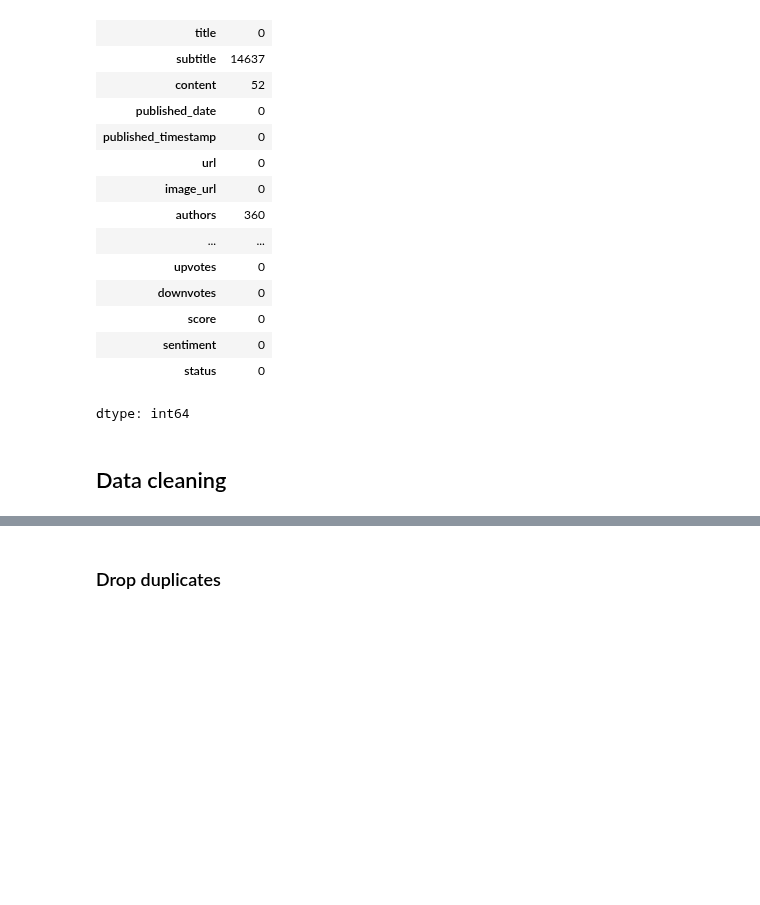
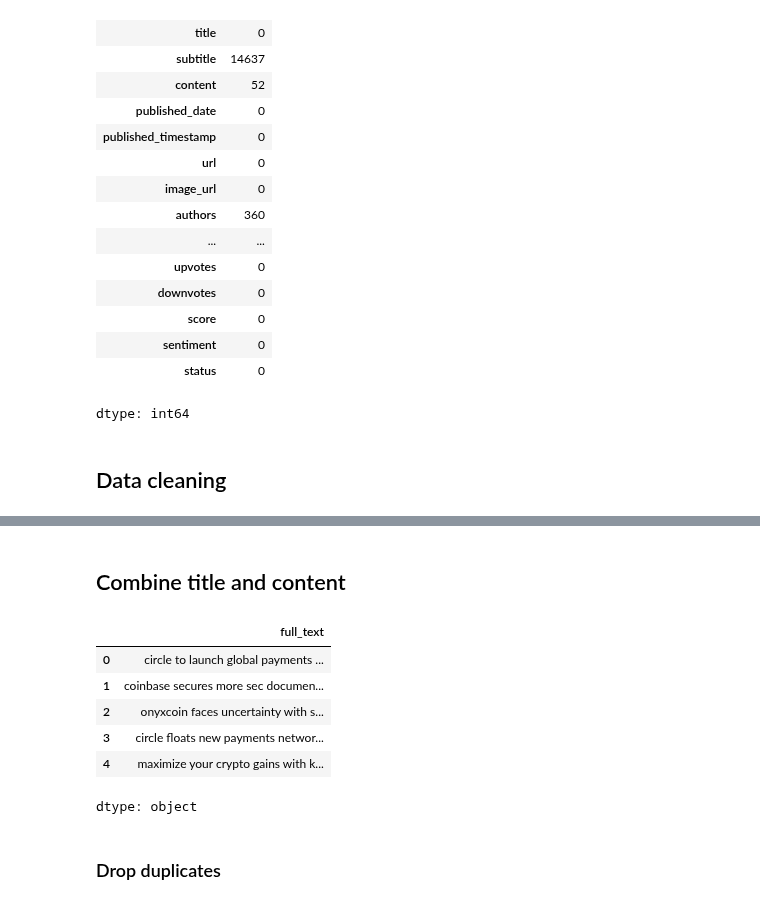
Before and after one commit to hstoklosa/sentix-nlp, a Jupyter notebook: preprocessing.ipynb, the cells around one changed output, grey strips where cells are left out. Saved outputs shown, nothing was run; the diff lists cells and outputs as text; code cells hidden in the pictures; blank space fills up the shorter version.

```diff
--- a/preprocessing.ipynb
+++ b/preprocessing.ipynb
@@ -119,3 +151,16 @@ df['full_text'] = df['cleaned_title'] + ". " + df['cleaned_content']
+# %% [markdown]
+## Combine title and content
+# %%
+df['full_text'] = df['cleaned_title'] + ". " + df['cleaned_content']
+df['full_text'].head()
+# %% [output]
+|  | full_text |
+| 0 | circle to launch global payments ... |
+| 1 | coinbase secures more sec documen... |
+| 2 | onyxcoin faces uncertainty with s... |
+| 3 | circle floats new payments networ... |
+| 4 | maximize your crypto gains with k... |
+dtype: object
 # %% [markdown]
 ### Drop duplicates
 # %%
```
Also changed, not shown: parts of 15 cells of this notebook, 3 other files.
